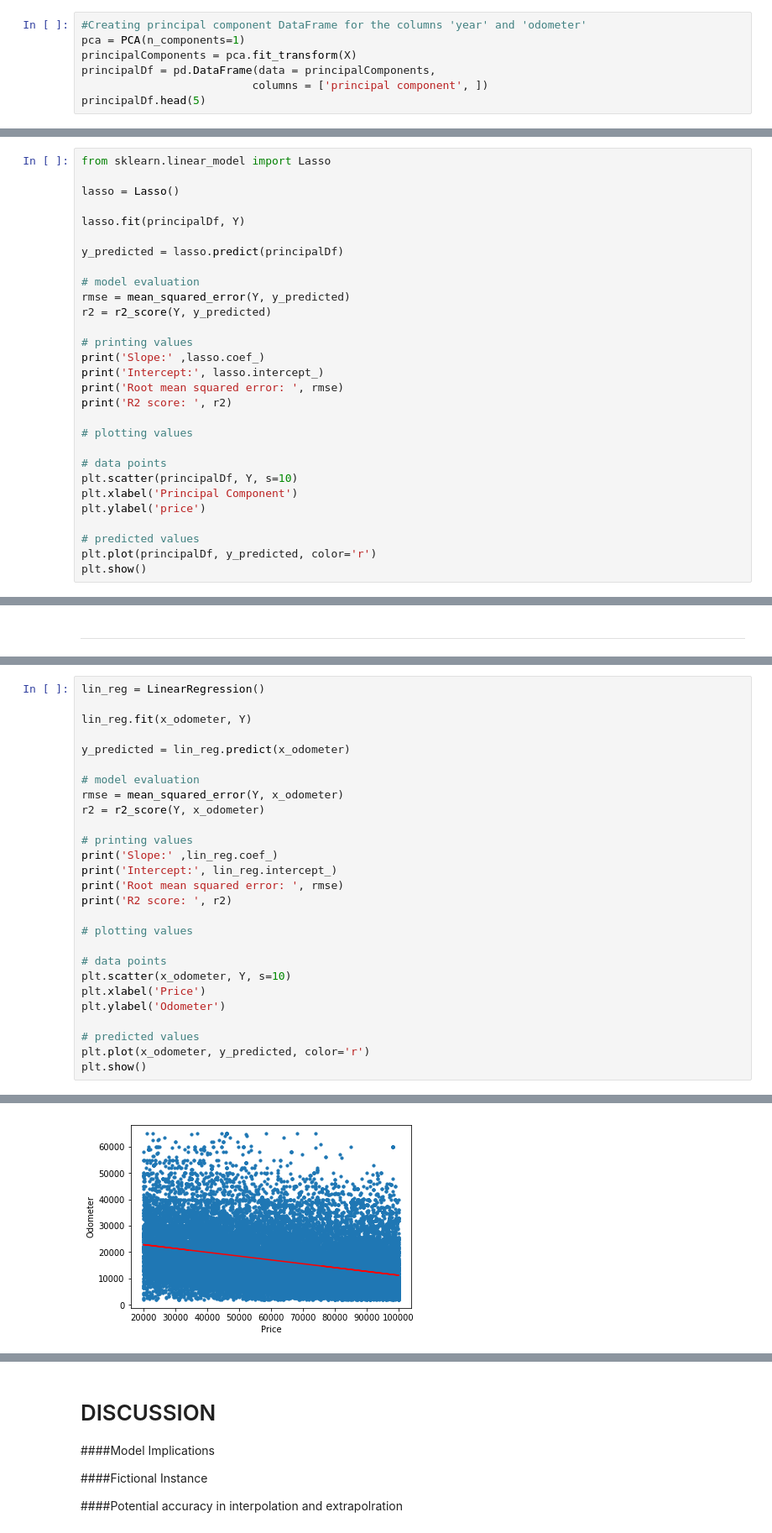
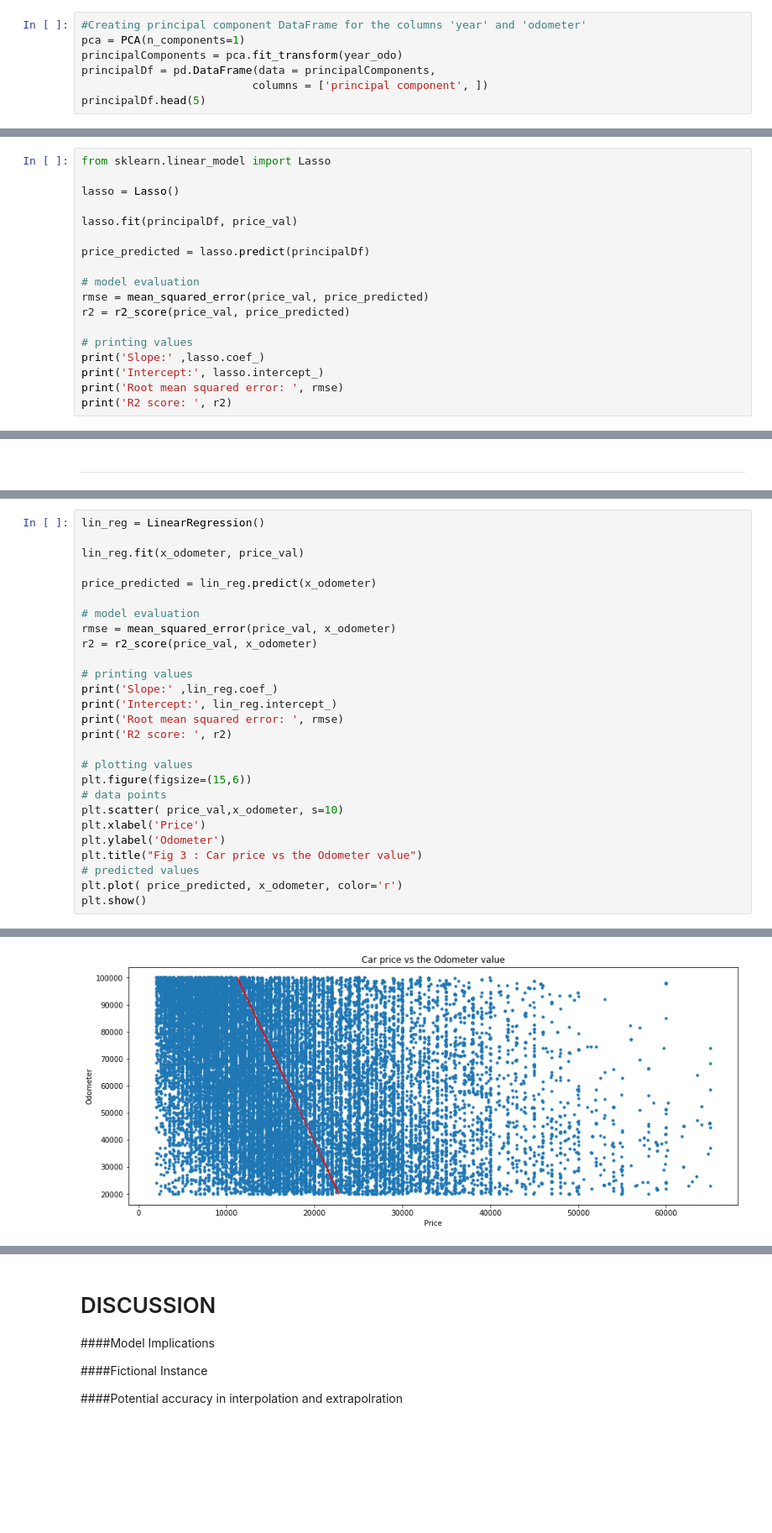
Before and after one commit to jashanmalhi/Data-Analysis, a Jupyter notebook: Used_Cars_Data_Modelling.ipynb, the cells around one changed output, grey strips where cells are left out. Shown at 84% size. Saved outputs shown, nothing was run; the diff lists cells and outputs as text; blank space fills up the shorter version.

```diff
--- a/Used_Cars_Data_Modelling.ipynb
+++ b/Used_Cars_Data_Modelling.ipynb
@@ -105,7 +112,7 @@ x_year = X.drop(['odometer'],axis=1)
 # %%
 #Creating principal component DataFrame for the columns 'year' and 'odometer'
 pca = PCA(n_components=1)
-principalComponents = pca.fit_transform(X)
+principalComponents = pca.fit_transform(year_odo)
 principalDf = pd.DataFrame(data = principalComponents,
                           columns = ['principal component', ])
 principalDf.head(5)
@@ -194,27 +195,16 @@ from sklearn.linear_model import Lasso
 
 lasso = Lasso()
 
-lasso.fit(principalDf, Y)
+lasso.fit(principalDf, price_val)
 
-y_predicted = lasso.predict(principalDf)
+price_predicted = lasso.predict(principalDf)
 
 # model evaluation
-rmse = mean_squared_error(Y, y_predicted)
-r2 = r2_score(Y, y_predicted)
+rmse = mean_squared_error(price_val, price_predicted)
+r2 = r2_score(price_val, price_predicted)
 
 # printing values
 print('Slope:' ,lasso.coef_)
 print('Intercept:', lasso.intercept_)
 print('Root mean squared error: ', rmse)
 print('R2 score: ', r2)
-
-# plotting values
-
-# data points
-plt.scatter(principalDf, Y, s=10)
-plt.xlabel('Principal Component')
-plt.ylabel('price')
-
-# predicted values
-plt.plot(principalDf, y_predicted, color='r')
-plt.show()
@@ -253,13 +251,13 @@ Simillary I have visualized the scatterplot using the year and price values and
 # %%
 lin_reg = LinearRegression()
 
-lin_reg.fit(x_odometer, Y)
+lin_reg.fit(x_odometer, price_val)
 
-y_predicted = lin_reg.predict(x_odometer)
+price_predicted = lin_reg.predict(x_odometer)
 
 # model evaluation
-rmse = mean_squared_error(Y, x_odometer)
-r2 = r2_score(Y, x_odometer)
+rmse = mean_squared_error(price_val, x_odometer)
+r2 = r2_score(price_val, x_odometer)
 
 # printing values
 print('Slope:' ,lin_reg.coef_)
@@ -268,13 +266,13 @@ print('Root mean squared error: ', rmse)
 print('R2 score: ', r2)
 
 # plotting values
-
+plt.figure(figsize=(15,6))
 # data points
-plt.scatter(x_odometer, Y, s=10)
+plt.scatter( price_val,x_odometer, s=10)
 plt.xlabel('Price')
 plt.ylabel('Odometer')
-
+plt.title("Fig 3 : Car price vs the Odometer value")
 # predicted values
-plt.plot(x_odometer, y_predicted, color='r')
+plt.plot( price_predicted, x_odometer, color='r')
 plt.show()
 # %% [output]
@@ -285,4 +283,4 @@ R2 score:  -31.136124013771216
-[figure, old version]
+[figure, new version]
 # %%
 lin_reg = LinearRegression()
 
```
Also changed, not shown: parts of 9 cells of this notebook.
